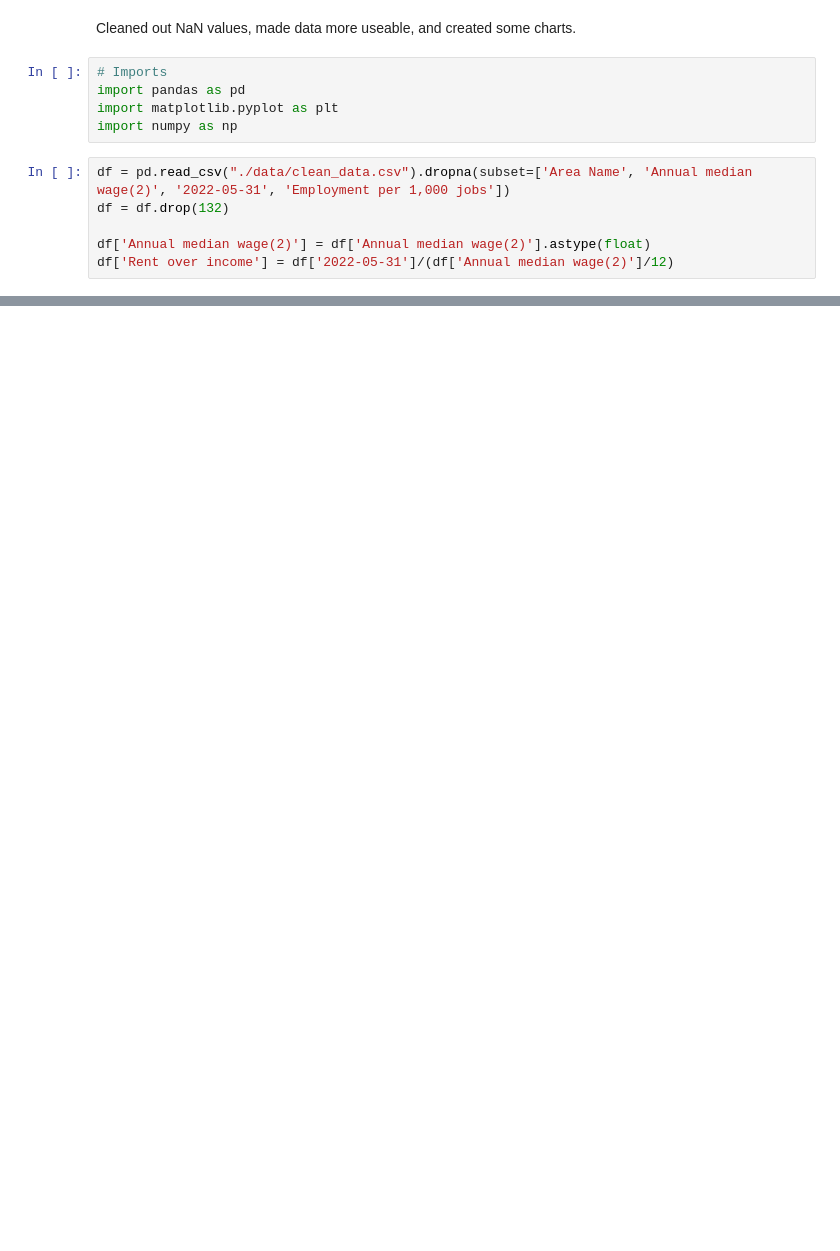
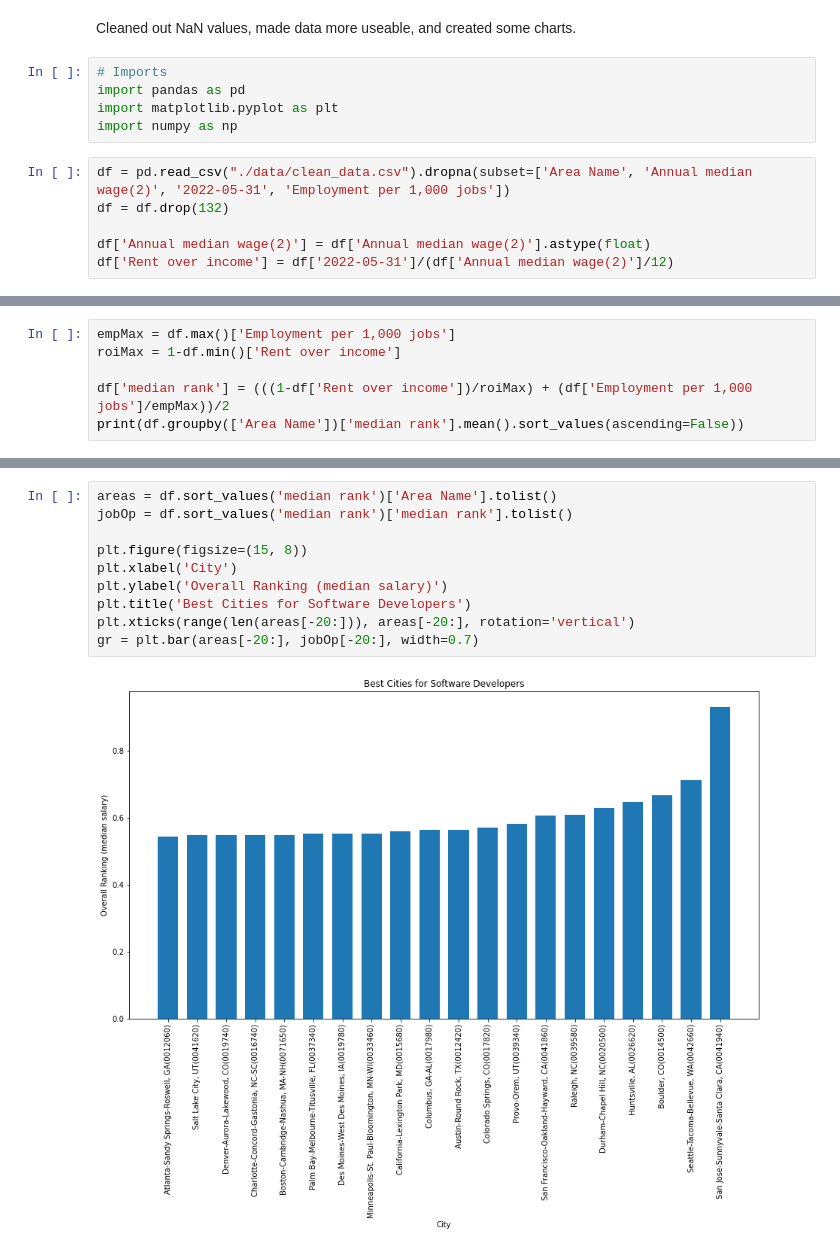
Before and after one commit to fdac23/SalaryRentComparison, a Jupyter notebook: src_notebook.ipynb, the cells around one changed output, grey strips where cells are left out. Saved outputs shown, nothing was run; the diff lists cells and outputs as text; blank space fills up the shorter version.

Commit message:
added basic overall ranking

```diff
--- a/src_notebook.ipynb
+++ b/src_notebook.ipynb
@@ -54,0 +57,6 @@ gr = plt.bar(areas[-10:], jobOp[-10:], width=0.7)
+# %%
+empMax = df.max()['Employment per 1,000 jobs']
+roiMax = 1-df.min()['Rent over income']
+
+df['median rank'] = (((1-df['Rent over income'])/roiMax) + (df['Employment per 1,000 jobs']/empMax))/2
+print(df.groupby(['Area Name'])['median rank'].mean().sort_values(ascending=False))
@@ -54,0 +77,12 @@ gr = plt.bar(areas[-10:], jobOp[-10:], width=0.7)
+# %%
+areas = df.sort_values('median rank')['Area Name'].tolist()
+jobOp = df.sort_values('median rank')['median rank'].tolist()
+
+plt.figure(figsize=(15, 8))
+plt.xlabel('City')
+plt.ylabel('Overall Ranking (median salary)')
+plt.title('Best Cities for Software Developers')
+plt.xticks(range(len(areas[-20:])), areas[-20:], rotation='vertical')
+gr = plt.bar(areas[-20:], jobOp[-20:], width=0.7)
+# %% [output]
+[figure, added]
```
Also changed, not shown: parts of 4 cells of this notebook.
